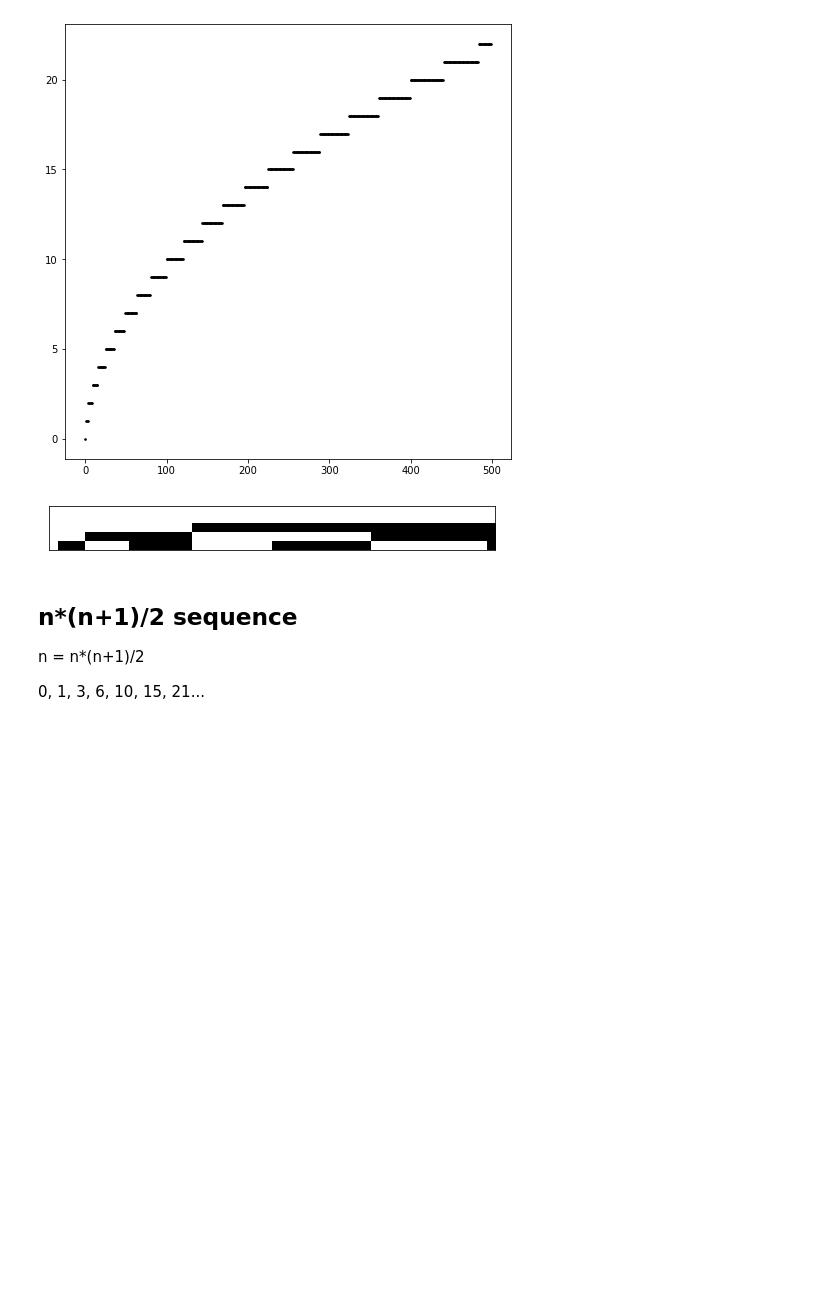
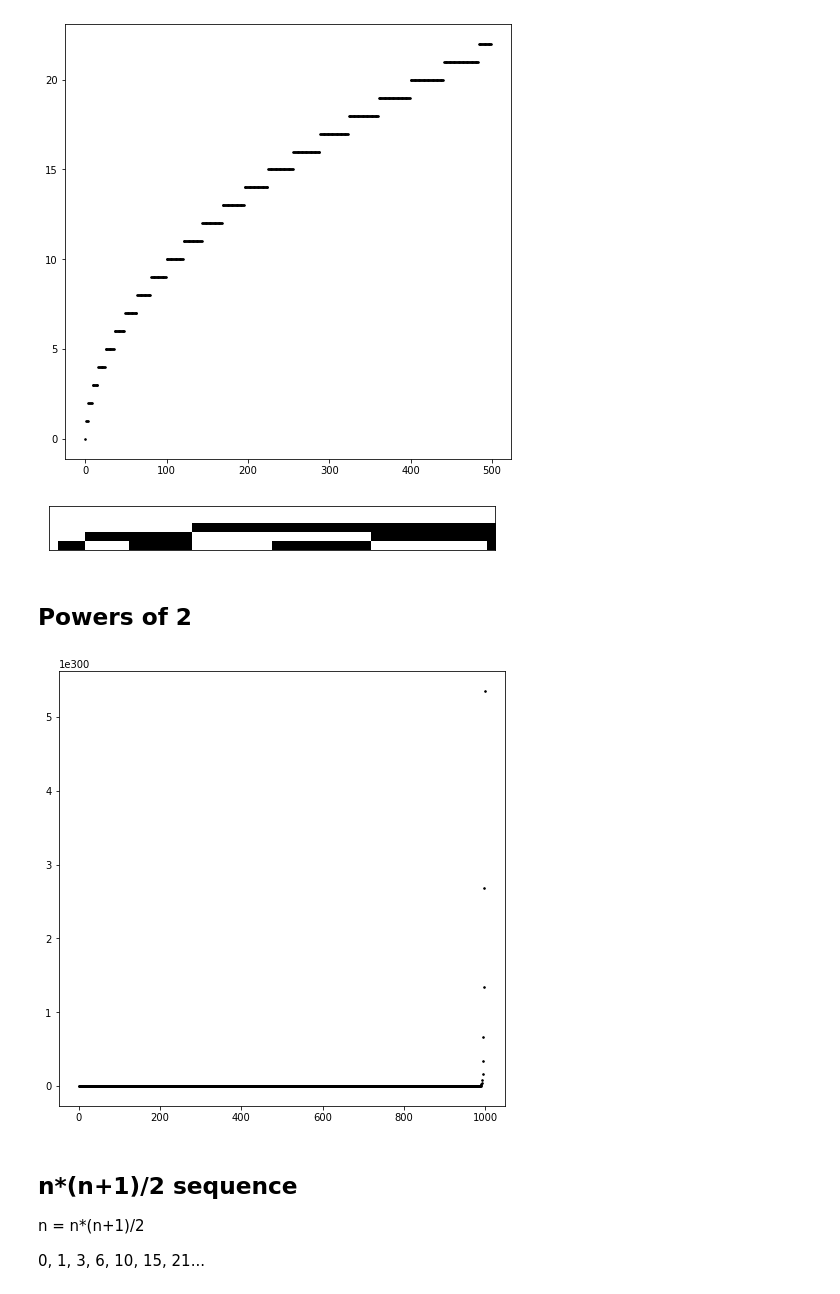
Before and after one commit to nekrasovp/nekrasovp.github.io, a Jupyter notebook: content/Number-sequences.ipynb, the cells around one changed output. Cells and saved outputs as stored; diff of their text form; code cells hidden in the pictures; blank space fills up the shorter version.

```diff
--- a/content/Number-sequences.ipynb
+++ b/content/Number-sequences.ipynb
@@ -111,6 +115,14 @@ show_bitmatrix(seq_to_bitmatrix(sqrtint_a[:50]).T)
 [figure]
 [figure]
 [figure]
+# %% [markdown]
+## Powers of 2
+# %%
+_ = [int(2**n) for n in range(1000)]
+# %%
+show_scatter(_)
+# %% [output]
+[figure, added]
 # %% [markdown]
 ## n*(n+1)/2 sequence
 
```
Also changed, not shown: parts of 10 cells of this notebook, 3 other files.
